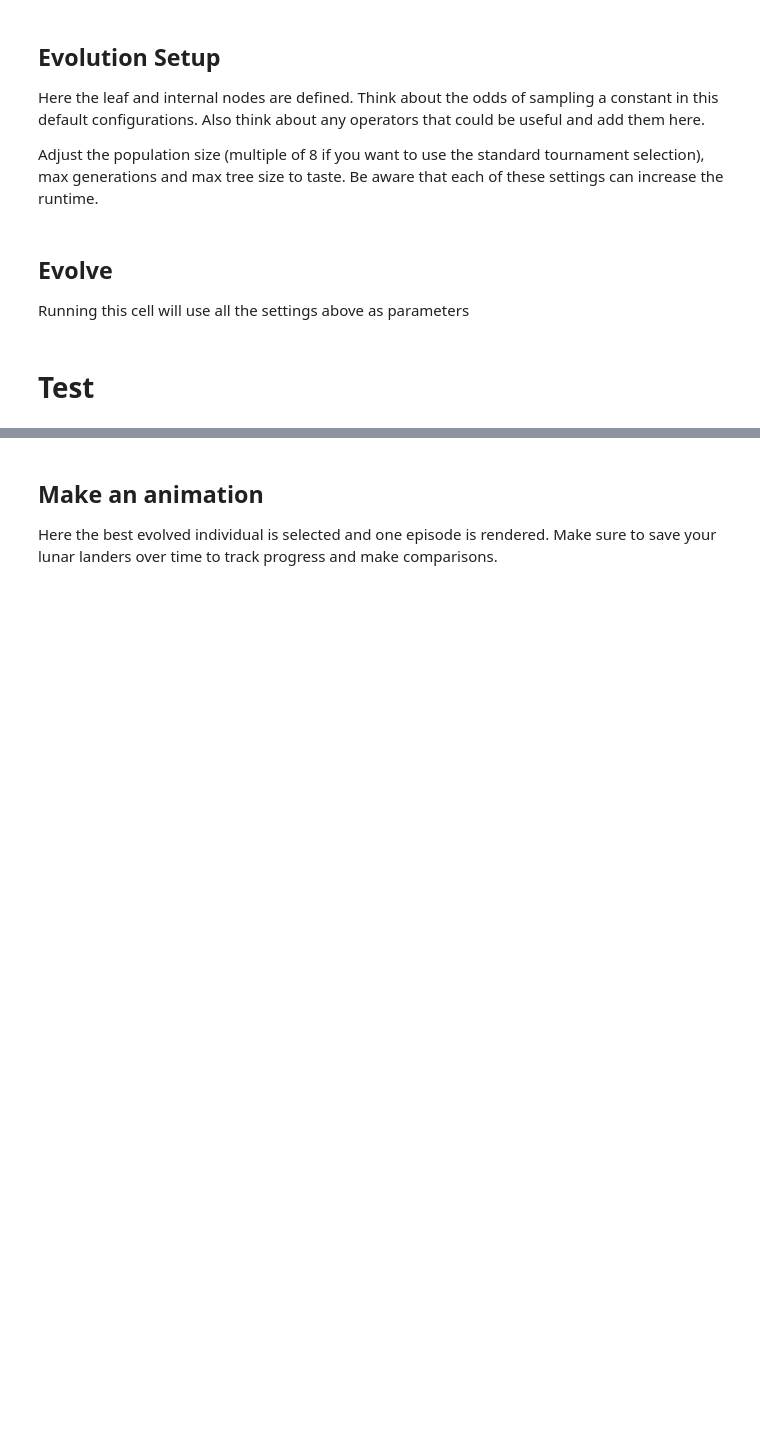
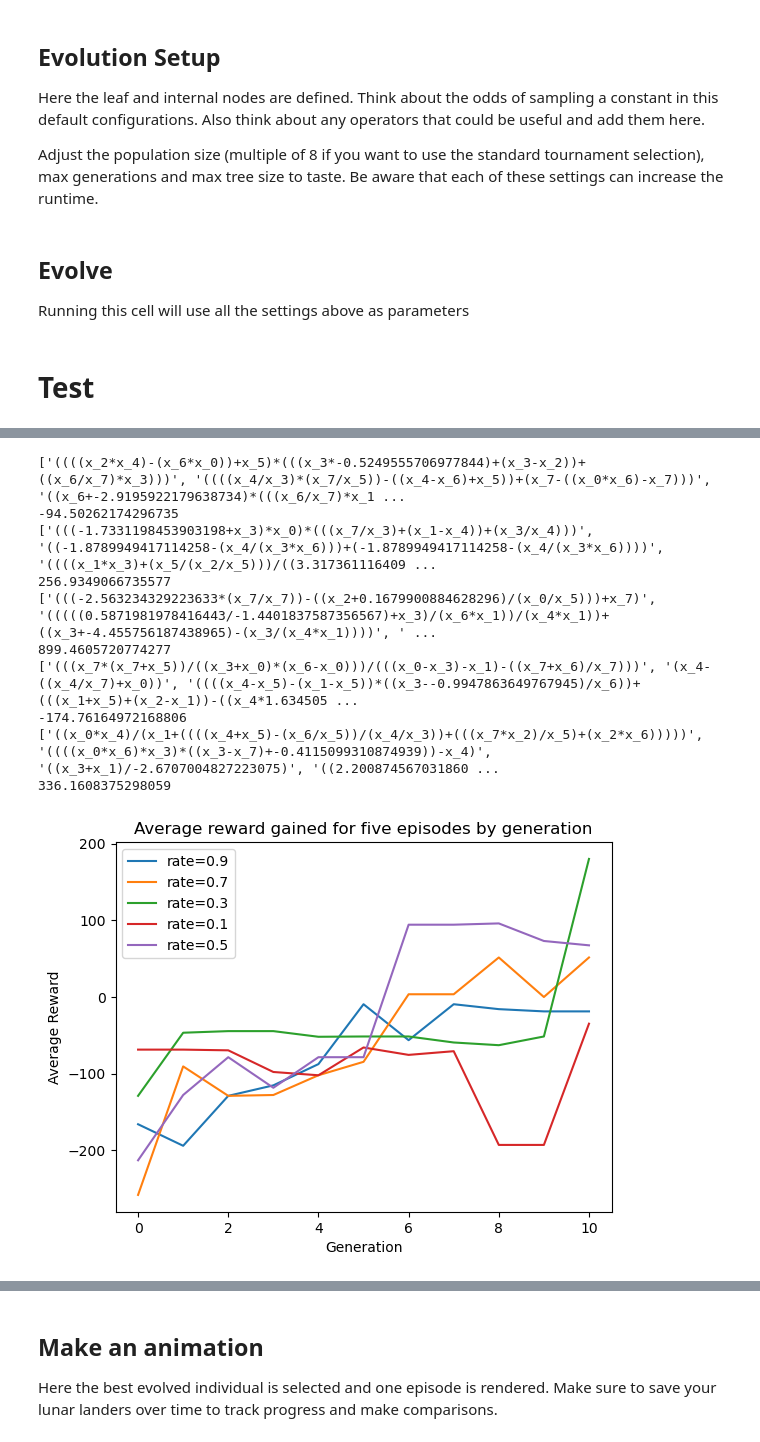
Before and after one commit to anishhdiwan/differentiable_GP_lunarlander, a Jupyter notebook: solution.ipynb, the cells around one changed output, grey strips where cells are left out. Drawn from its saved outputs; the diff is of its cells as text; code cells hidden in the pictures; blank space fills up the shorter version.

```diff
--- a/solution.ipynb
+++ b/solution.ipynb
@@ -387,0 +406,21 @@ percent_plot(coeffs)
+# %%
+co=[]
+for e in coeffs:
+    co.append([e[0], e[0].coeff_opts[0]['rate']])
+co.append([evo50, evo50.coeff_opts[0]['rate']])
+
+avg_reward_plot(co)
+percent_plot(co, False)
+percent_plot(co, True)
+# %% [output]
+['((((x_2*x_4)-(x_6*x_0))+x_5)*(((x_3*-0.5249555706977844)+(x_3-x_2))+((x_6/x_7)*x_3)))', '((((x_4/x_3)*(x_7/x_5))-((x_4-x_6)+x_5))+(x_7-((x_0*x_6)-x_7)))', '((x_6+-2.9195922179638734)*(((x_6/x_7)*x_1 ...
+-94.50262174296735
+['(((-1.7331198453903198+x_3)*x_0)*(((x_7/x_3)+(x_1-x_4))+(x_3/x_4)))', '((-1.8789949417114258-(x_4/(x_3*x_6)))+(-1.8789949417114258-(x_4/(x_3*x_6))))', '((((x_1*x_3)+(x_5/(x_2/x_5)))/((3.317361116409 ...
+256.9349066735577
+['(((-2.563234329223633*(x_7/x_7))-((x_2+0.1679900884628296)/(x_0/x_5)))+x_7)', '(((((0.5871981978416443/-1.4401837587356567)+x_3)/(x_6*x_1))/(x_4*x_1))+((x_3+-4.455756187438965)-(x_3/(x_4*x_1))))', ' ...
+899.4605720774277
+['(((x_7*(x_7+x_5))/((x_3+x_0)*(x_6-x_0)))/(((x_0-x_3)-x_1)-((x_7+x_6)/x_7)))', '(x_4-((x_4/x_7)+x_0))', '((((x_4-x_5)-(x_1-x_5))*((x_3--0.9947863649767945)/x_6))+(((x_1+x_5)+(x_2-x_1))-((x_4*1.634505 ...
+-174.76164972168806
+['((x_0*x_4)/(x_1+((((x_4+x_5)-(x_6/x_5))/(x_4/x_3))+(((x_7*x_2)/x_5)+(x_2*x_6)))))', '((((x_0*x_6)*x_3)*((x_3-x_7)+-0.4115099310874939))-x_4)', '((x_3+x_1)/-2.6707004827223075)', '((2.200874567031860 ...
+336.1608375298059
+[figure, added]
```
Also changed, not shown: parts of 17 cells of this notebook, 2 other files.
